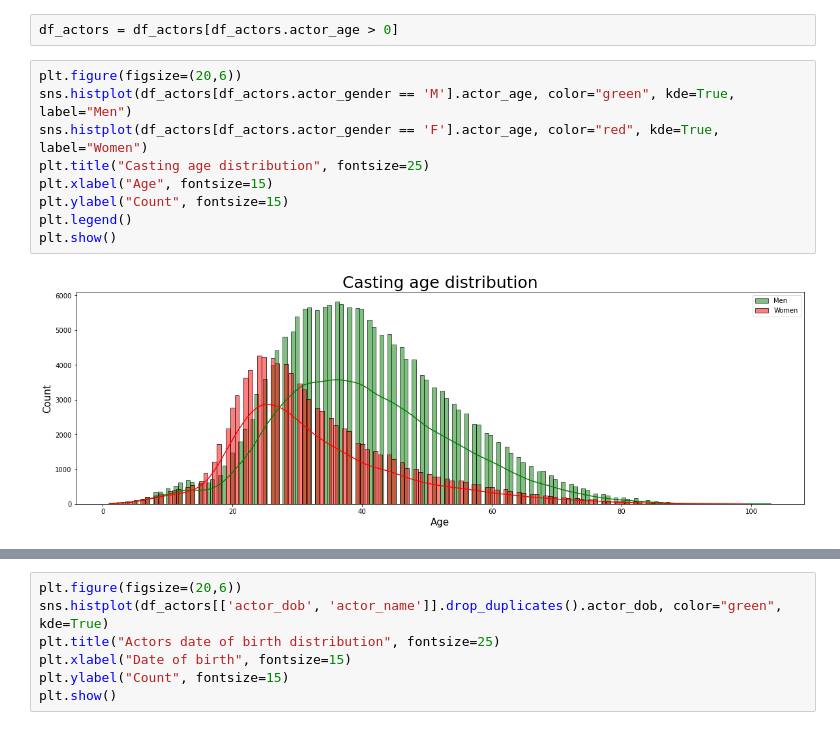
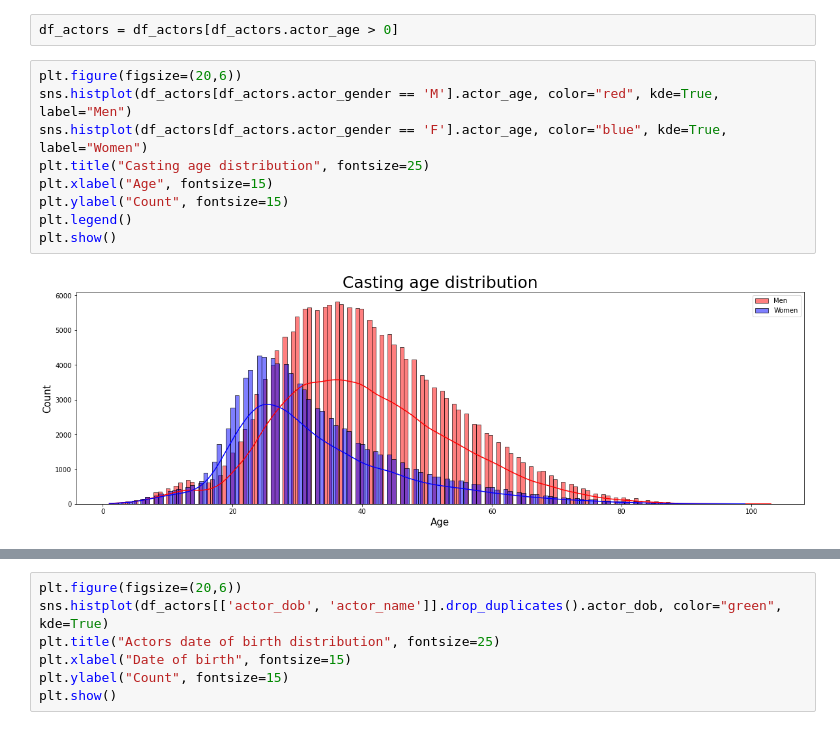
Before and after one commit to epfl-ada/ada-2022-project-dadalife, a Jupyter notebook: ADA_CMU.ipynb, the cells around one changed output, grey strips where cells are left out. Saved outputs shown, nothing was run; the diff lists cells and outputs as text.

Commit message:
new actors

```diff
--- a/ADA_CMU.ipynb
+++ b/ADA_CMU.ipynb
@@ -83,12 +83,12 @@ In the character dataset, the age of actors is calculated at the time of the mov
 df_actors = df_actors[df_actors.actor_age > 0]
 # %%
 plt.figure(figsize=(20,6))
-sns.histplot(df_actors[df_actors.actor_gender == 'M'].actor_age, color="green", kde=True, label="Men")
-sns.histplot(df_actors[df_actors.actor_gender == 'F'].actor_age, color="red", kde=True, label="Women")
+sns.histplot(df_actors[df_actors.actor_gender == 'M'].actor_age, color="red", kde=True, label="Men")
+sns.histplot(df_actors[df_actors.actor_gender == 'F'].actor_age, color="blue", kde=True, label="Women")
 plt.title("Casting age distribution", fontsize=25)
 plt.xlabel("Age", fontsize=15)
 plt.ylabel("Count", fontsize=15)
 plt.legend()
 plt.show()
 # %% [output]
-[figure, old version]
+[figure, new version]
```
Also changed, not shown: parts of 8 cells of this notebook.
